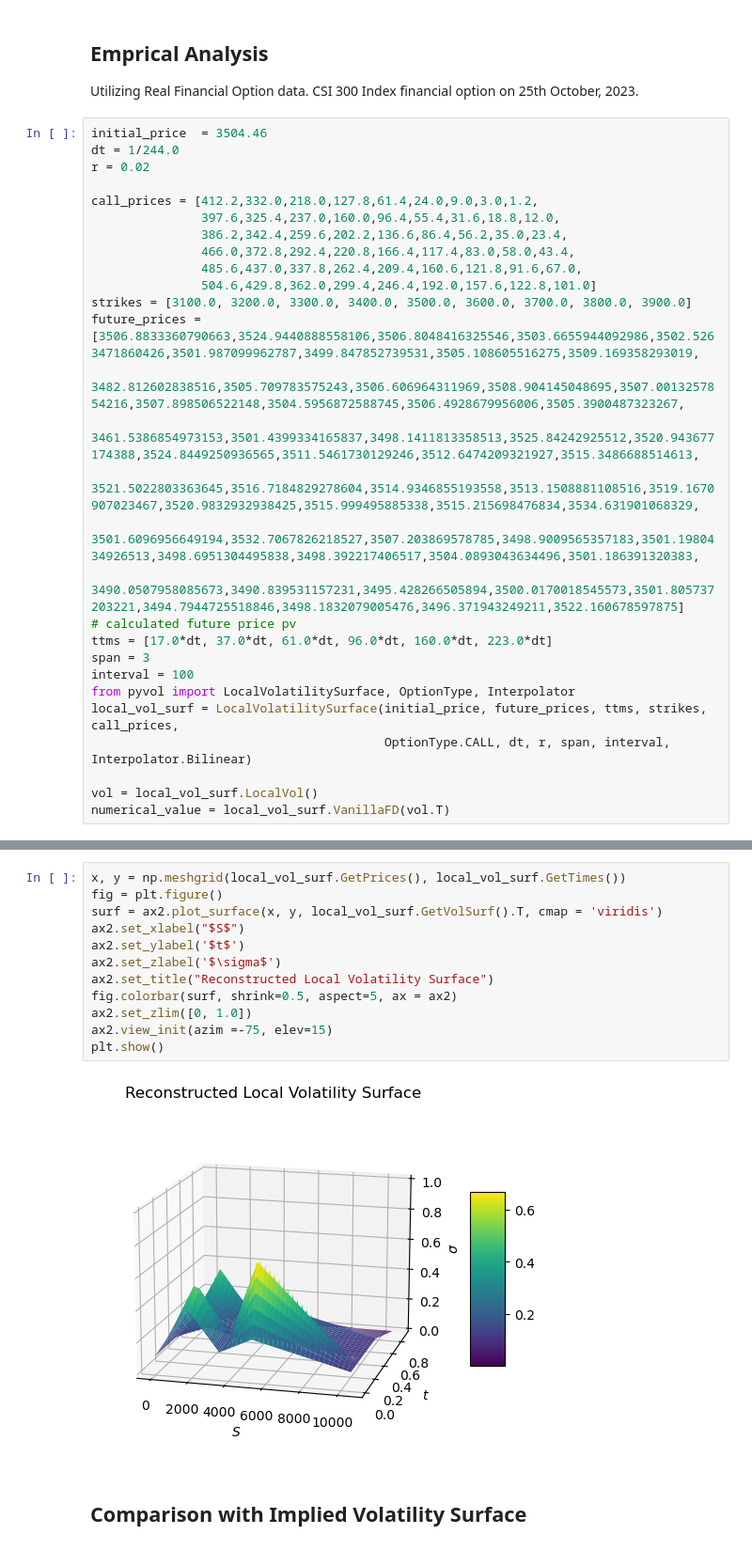
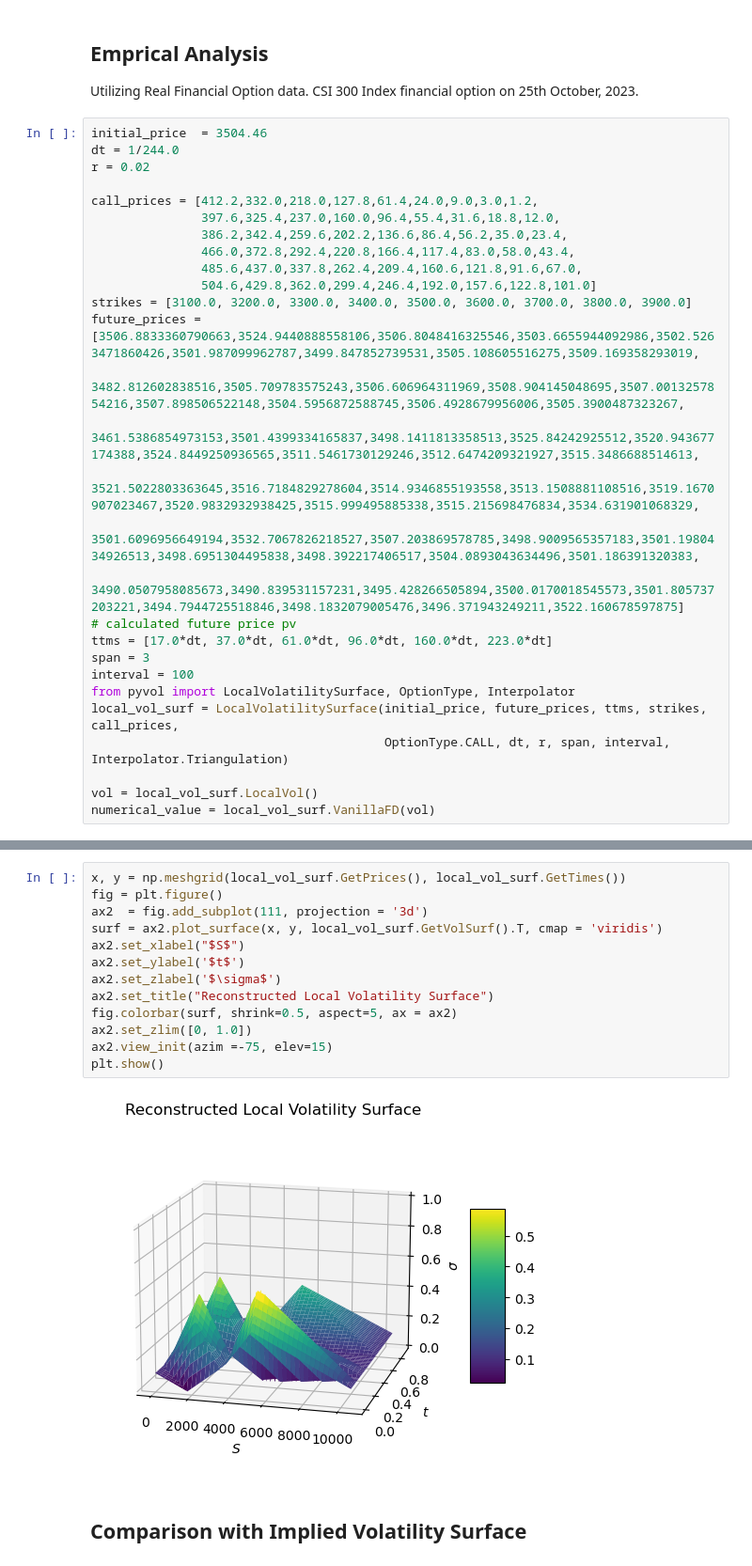
Before and after one commit to yulu0131/VolaDocs, a Jupyter notebook: docs/source/volatility_model/local_vol/theoretical.ipynb, the cells around one changed output, grey strips where cells are left out. Shown at 94% size. Cells and saved outputs as stored; diff of their text form.

```diff
--- a/docs/source/volatility_model/local_vol/theoretical.ipynb
+++ b/docs/source/volatility_model/local_vol/theoretical.ipynb
@@ -135,7 +135,7 @@ span = 3
 interval = 100
 from pyvol import LocalVolatilitySurface, OptionType, Interpolator
 local_vol_surf = LocalVolatilitySurface(initial_price, future_prices, ttms, strikes, call_prices,
-                                        OptionType.CALL, dt, r, span, interval, Interpolator.Bilinear)
+                                        OptionType.CALL, dt, r, span, interval, Interpolator.Triangulation)
 
 vol = local_vol_surf.LocalVol()
-numerical_value = local_vol_surf.VanillaFD(vol.T)
+numerical_value = local_vol_surf.VanillaFD(vol)
@@ -174,17 +161,18 @@ plt.show()
 # %%
 x, y = np.meshgrid(local_vol_surf.GetPrices(), local_vol_surf.GetTimes())
 fig = plt.figure()
+ax2  = fig.add_subplot(111, projection = '3d')
 surf = ax2.plot_surface(x, y, local_vol_surf.GetVolSurf().T, cmap = 'viridis')
 ax2.set_xlabel("$S$")
 ax2.set_ylabel('$t$')
 ax2.set_zlabel('$\sigma$')
 ax2.set_title("Reconstructed Local Volatility Surface")
 fig.colorbar(surf, shrink=0.5, aspect=5, ax = ax2)
 ax2.set_zlim([0, 1.0])
 ax2.view_init(azim =-75, elev=15)
 plt.show()
 # %% [output]
-[figure, old version]
+[figure, new version]
 # %% [markdown]
 ## Comparison with Implied Volatility Surface
 # %%
```
Also changed, not shown: parts of 5 cells of this notebook, 1 other file.
